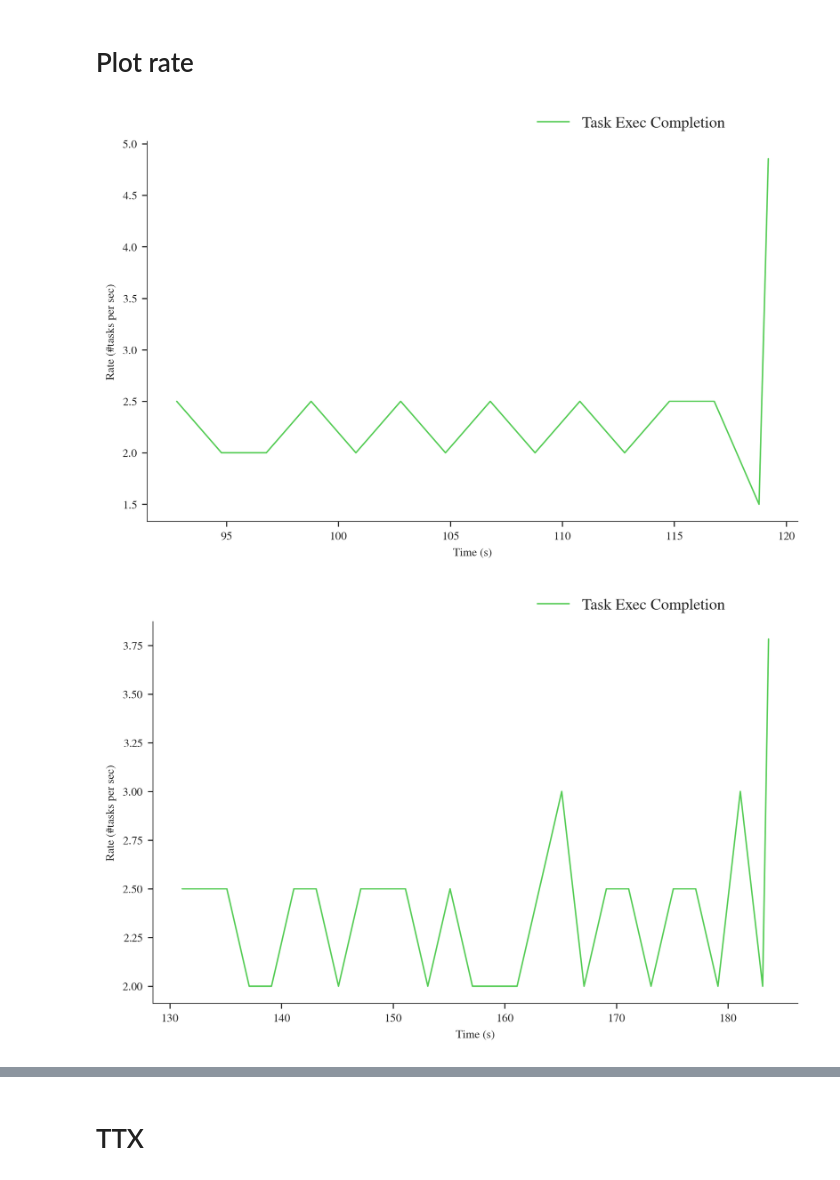
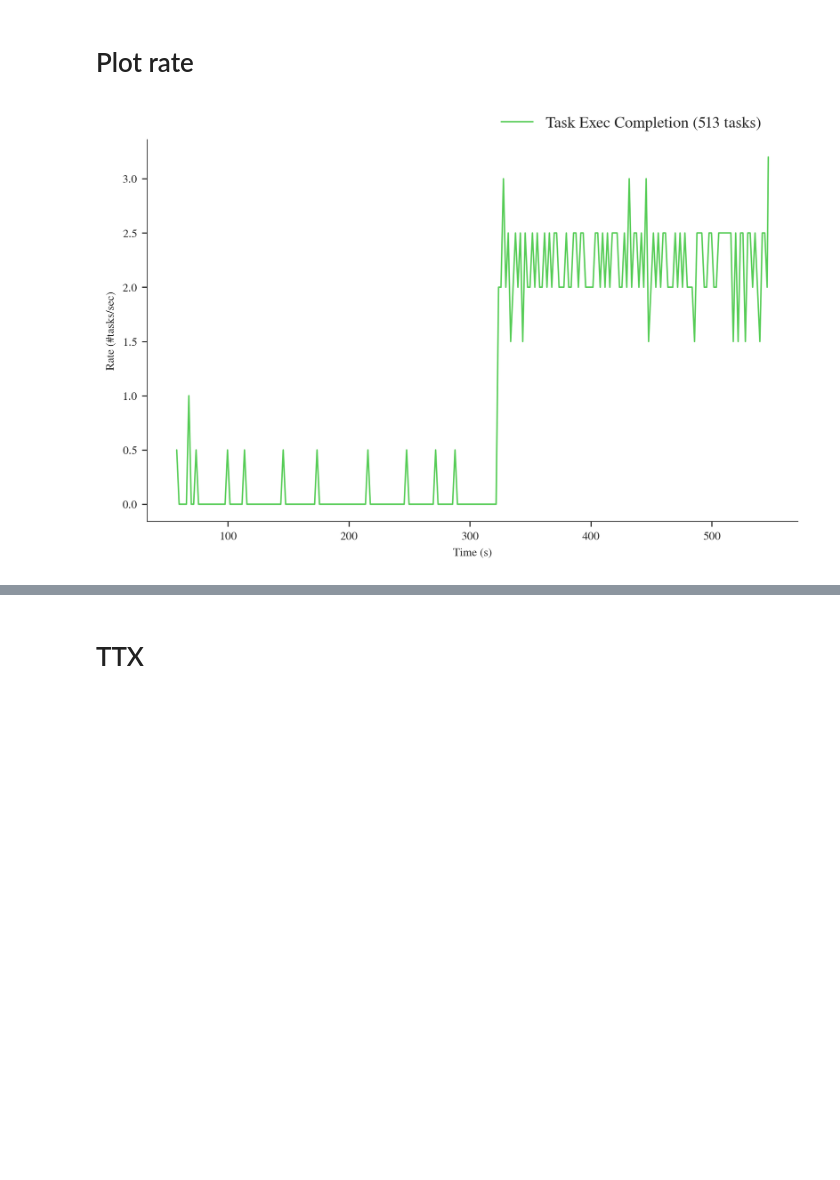
Before and after one commit to radical-experiments/ollama, a Jupyter notebook: polaris_experiments/analysis/plotting-DRAFT.ipynb, the cells around one changed output, grey strips where cells are left out. Saved outputs shown, nothing was run; the diff lists cells and outputs as text; code cells hidden in the pictures; blank space fills up the shorter version.

```diff
--- a/polaris_experiments/analysis/plotting-DRAFT.ipynb
+++ b/polaris_experiments/analysis/plotting-DRAFT.ipynb
@@ -261,6 +269,6 @@ def plot_utilization(data, resources=None, save=True, with_metrics=False):
                 METRICS, rtype, {'consume': DURATIONS})
             print('%s RU: ' % rtype.upper(), info)
 # %%
-for k, v in data.items():
-    plot_utilization(v, resources=['cpu'], save=True, with_metrics=False)
+for k in ['8n']: #['1n', '2n', '4n', '8n']:
+    plot_utilization(data[k], resources=['cpu'], save=True, with_metrics=False)
 # %% [output]
@@ -396,6 +397,6 @@ def plot_utilization_stack(data, resources=None, save=True):
         plot_name = '%s.ru.stack.png' % '.'.join(sid.rsplit('.', 2)[1:])
         fig.savefig(os.path.join('.', plot_name))
 # %%
-for k, v in data.items():
-    plot_utilization_stack(v, resources=['cpu'], save=True)
+for k in ['8n']: #['1n', '2n', '4n', '8n']:
+    plot_utilization_stack(data[k], resources=['cpu'], save=True)
 # %% [output]
@@ -453,6 +451,6 @@ def plot_concurrency(data, save=True):
         plot_name = '%s.concurrency.png' % '.'.join(data['sid'].rsplit('.', 2)[1:])
         fig.savefig(os.path.join('.', plot_name))
 # %%
-for k, v in data.items():
-    plot_concurrency(v, save=True)
+for k in ['8n']: #['1n', '2n', '4n', '8n']:
+    plot_concurrency(data[k], save=True)
 # %% [output]
@@ -489,10 +482,8 @@ fig.savefig(os.path.join('.', 'runtimes.png'))
 # Plot rate
 # %%
 def exec_rate(data, save=True):
-    events = {#'Task Exec Start'     : {ru.EVENT: 'exec_start'},
-              'Task Exec Completion': {ru.EVENT: 'exec_stop' }}
-    colors = {'Task Executing'     : '#CC5555',
-              'Task Exec Completion': '#55CC55'}
+    events = {'Task Exec Completion': {ru.EVENT: 'exec_stop' }}
+    colors = {'Task Exec Completion': '#55CC55'}
 
     # events = {'Task Executing'     : {ru.STATE: rp.AGENT_EXECUTING}}
     #           # 'Task Exec Completion': {ru.EVENT: 'exec_stop' }}
@@ -508,7 +499,7 @@ def exec_rate(data, save=True):
         x = [e[0] for e in rate_series]
         y = [e[1] for e in rate_series]
         ax.plot(x, y, color=colors[e_name], label=ra.to_latex(e_name), lw=1)
-        legend.append(e_name)
+        legend.append(e_name + ' (%s tasks)' % len(data['tasks'].list('uid')))
 
     fig.legend(legend,
                loc='upper center',
@@ -516,7 +507,7 @@ def exec_rate(data, save=True):
                ncol=len(legend),
                fontsize=11)
 
-    ax.set_ylabel('Rate (#tasks per sec)')
+    ax.set_ylabel('Rate (#tasks/sec)')
     ax.set_xlabel('Time (s)')
     plt.tight_layout()
 
@@ -524,8 +515,7 @@ def exec_rate(data, save=True):
         plot_name = '%s.rate.png' % '.'.join(data['sid'].rsplit('.', 2)[1:])
         fig.savefig(os.path.join('.', plot_name))
 # %%
-for k, v in data.items():
+for k in ['8n']: #['1n', '2n', '4n', '8n']:
     exec_rate(v, save=True)
 # %% [output]
-[figure, old version]
+[figure, new version]
-[figure, removed]
```
Also changed, not shown: parts of 20 cells of this notebook, 4 other files.
